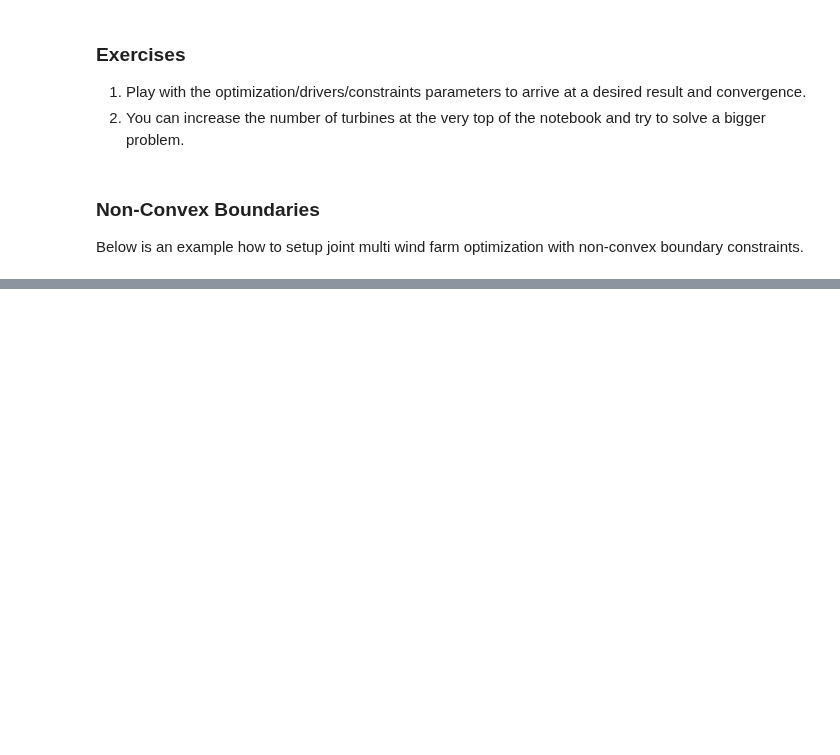
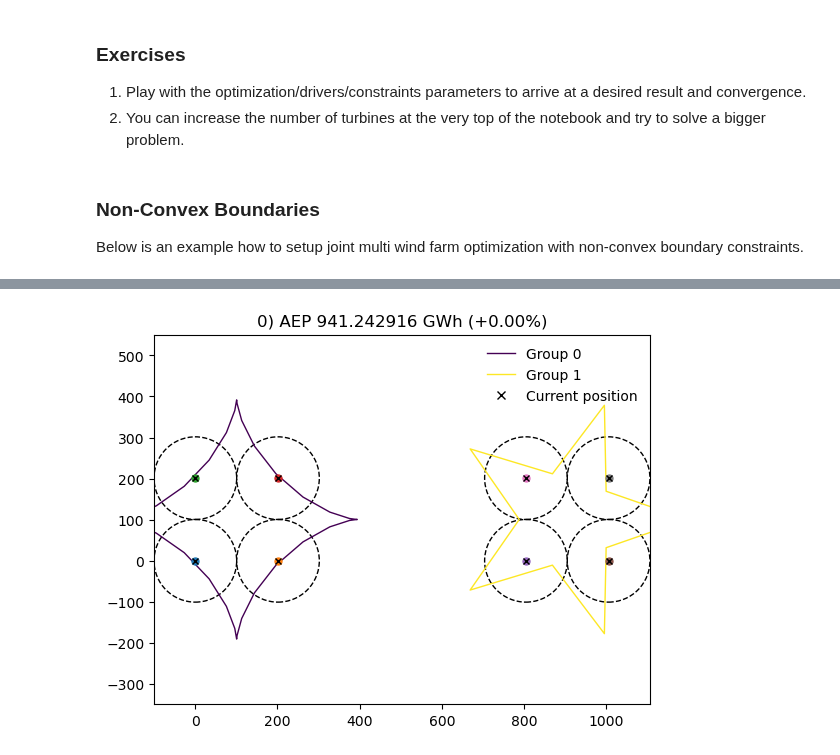
Before and after one commit to DTUWindEnergy/TopFarm2, a Jupyter notebook: docs/notebooks/joint_multi_wf_optimization.ipynb, the cells around one changed output, grey strips where cells are left out. Cells and saved outputs as stored; diff of their text form; code cells hidden in the pictures; blank space fills up the shorter version.

Commit message:
use astroid and star as nonconvex shape examples

```diff
--- a/docs/notebooks/joint_multi_wf_optimization.ipynb
+++ b/docs/notebooks/joint_multi_wf_optimization.ipynb
@@ -431,0 +350,84 @@ Optimized in    9.766s
+# %%
+from topfarm.constraint_components.boundary import MultiWFPolygonBoundaryConstraint
+
+wind_turbines = GenericWindTurbine("GenWT", 100.6, 2000, 150)
+site = LillgrundSite()
+wf_model = Bastankhah_PorteAgel_2014(site, wind_turbines, k=0.0324555)
+
+
+
+
+def _get_astroid_points(cx: float, cy: float, radius: float, num_points: int = 32):
+    t = np.linspace(0, 2*np.pi, num_points)
+    x = cx + radius * np.cos(t)**3
+    y = cy + radius * np.sin(t)**3
+    return np.column_stack((x, y))
+
+def _get_star_points(cx: float, cy: float, radius: float, points: int = 5):
+    angles = np.linspace(0, 2*np.pi, 2*points, endpoint=False)
+    outer_pts = np.array([[cx + radius * np.cos(t), cy + radius * np.sin(t)]
+                         for t in angles[::2]])
+    inner_pts = np.array([[cx + (radius*0.4) * np.cos(t), cy + (radius*0.4) * np.sin(t)]
+                         for t in angles[1::2]])
+    points = np.empty((2*points, 2))
+    points[::2] = outer_pts
+    points[1::2] = inner_pts
+    return points
+
+def _get_corners(x: np.ndarray, y: np.ndarray, radius, shape='astroid'):
+    """Get corner points for different shapes."""
+    cx = x.mean()
+    cy = y.mean()
+
+    if shape == 'astroid':
+        return _get_astroid_points(cx, cy, radius)
+    elif shape == 'star':
+        return _get_star_points(cx, cy, radius)
+    else:
+        raise ValueError(f"Unknown shape: {shape}")
+
+grid_side = 2
+wt_x, wt_y = np.meshgrid(
+    np.linspace(0, wind_turbines.diameter() * grid_side, grid_side),
+    np.linspace(0, wind_turbines.diameter() * grid_side, grid_side),
+)
+wt_x, wt_y = wt_x.flatten(), wt_y.flatten()
+radius = np.sqrt((wt_x - wt_x.mean()) ** 2 + (wt_y - wt_y.mean()) ** 2).max() + 150
+
+wt_x2 = wt_x + wind_turbines.diameter() * grid_side * 4.0
+wt_y2 = wt_y
+X_full = np.concatenate([wt_x, wt_x2])
+Y_full = np.concatenate([wt_y, wt_y2])
+n_wt = len(X_full)
+
+wf1_corners = _get_corners(wt_x, wt_y, radius, shape='astroid')
+wf2_corners = _get_corners(wt_x2, wt_y2, radius, shape='star')
+
+
+boundary_coords = {
+    0: wf1_corners,
+    1: wf2_corners,
+}
+constraint_comp = MultiWFPolygonBoundaryConstraint(
+    boundaries=boundary_coords,
+    turbine_groups={0: np.arange(n_wt // 2), 1: np.arange(n_wt // 2, n_wt)},
+)
+cost_comp = PyWakeAEPCostModelComponent(
+    windFarmModel=wf_model, n_wt=n_wt, grad_method=autograd
+)
+problem = TopFarmProblem(
+    design_vars={"x": X_full, "y": Y_full},
+    n_wt=n_wt,
+    constraints=(
+        [
+            constraint_comp,
+            SpacingConstraint(min_spacing=wind_turbines.diameter() * 2),
+        ]
+    ),
+    cost_comp=cost_comp,
+    driver=(EasyScipyOptimizeDriver(optimizer="SLSQP", maxiter=100)),
+    plot_comp=XYPlotComp(),
+)
+
+_, state, recorder = problem.optimize(disp=True)
+# %% [output]
@@ -431,0 +450 @@ Optimized in    9.766s
+[figure, added]
```
Also changed, not shown: parts of 5 cells of this notebook.
